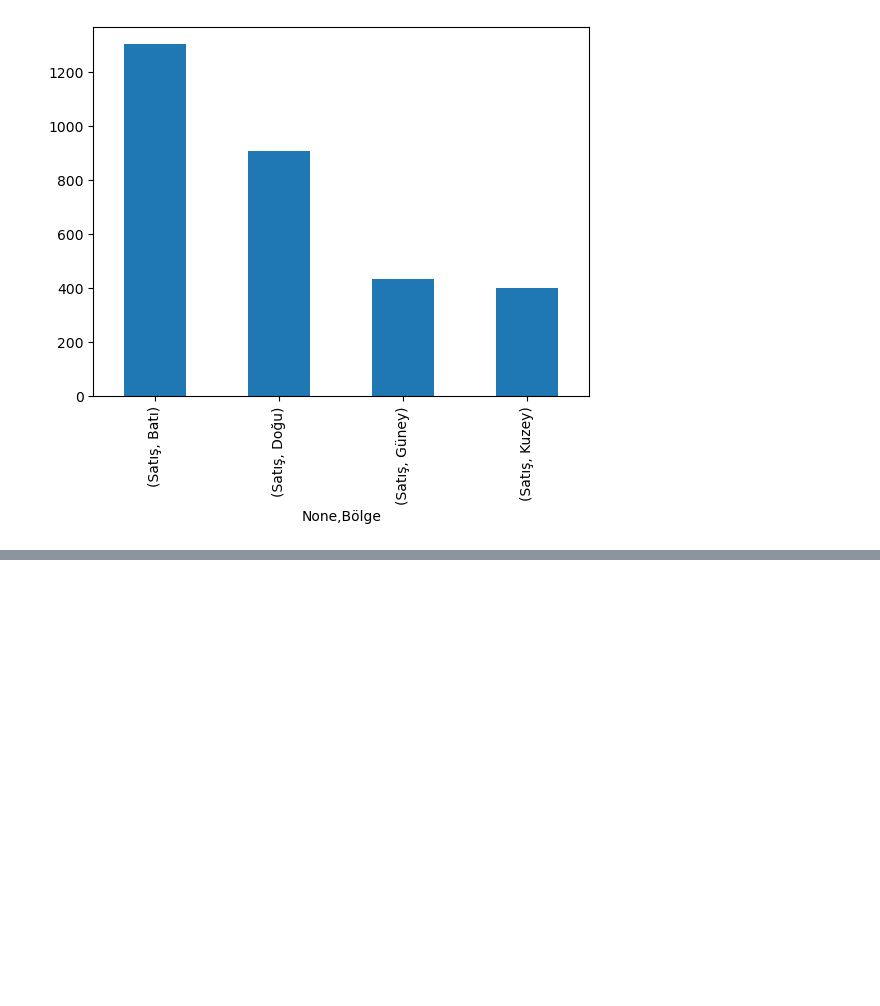
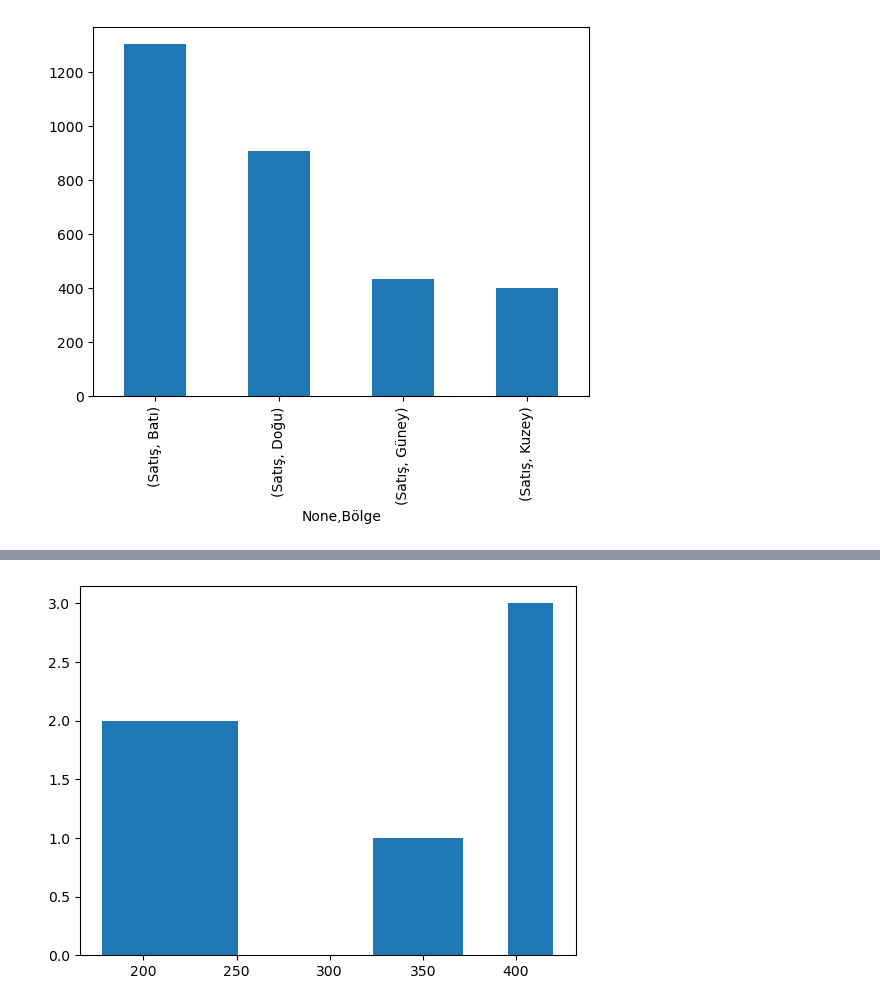
Before and after one commit to mustafacelik-86/expert-octo-journey, a Jupyter notebook: Data Visualization Classes.ipynb, the cells around one changed output, grey strips where cells are left out. Cells and saved outputs as stored; diff of their text form; code cells hidden in the pictures; blank space fills up the shorter version.

```diff
--- a/Data Visualization Classes.ipynb
+++ b/Data Visualization Classes.ipynb
@@ -1007,0 +1025,6 @@ plt.show()
+# %%
+# satış rakamlarından kaçar tane saydığını gösterir
+plt.hist(df["Satış"])
+plt.show()
+# %% [output]
+[figure, added]
```
Also changed, not shown: parts of 17 cells of this notebook.
